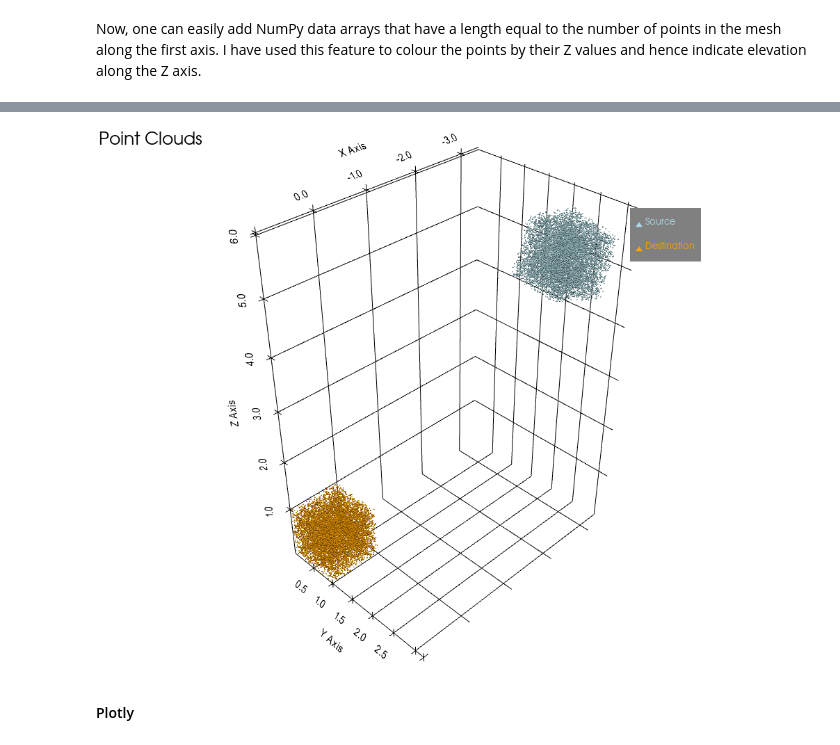
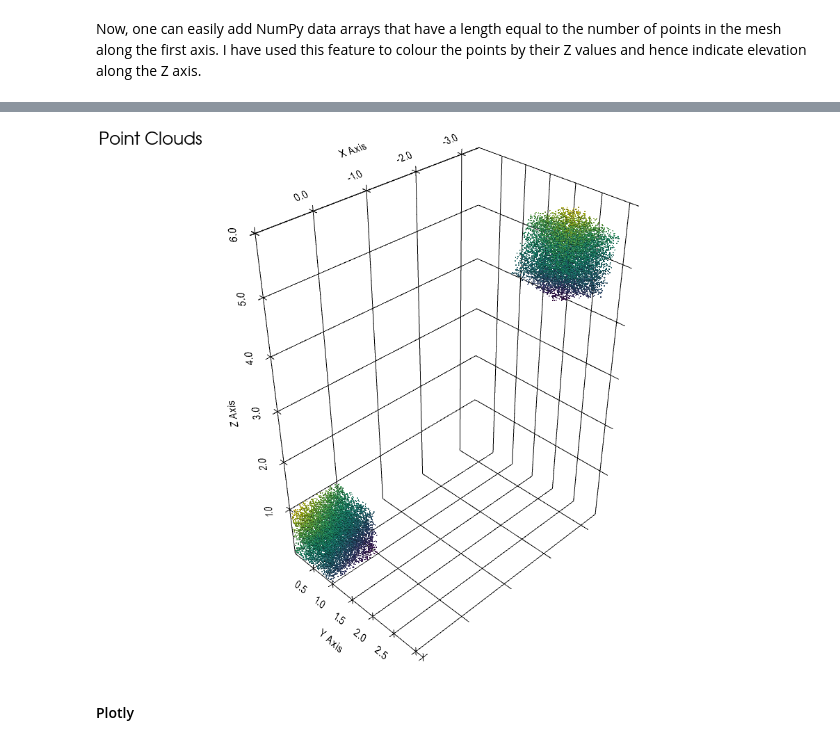
Before and after one commit to JyotiSunkara/ICP, a Jupyter notebook: Plotting Point Clouds.ipynb, the cells around one changed output, grey strips where cells are left out. Cells and saved outputs as stored; diff of their text form; code cells hidden in the pictures.

```diff
--- a/Plotting Point Clouds.ipynb
+++ b/Plotting Point Clouds.ipynb
@@ -124,28 +119,34 @@ angle =  np.array([Xangle, Yangle, Zangle])
 movedData, sourceData = generateData(10000, angle, shift)
 sourceCloud = pv.PolyData(sourceData)
 destinationCloud = pv.PolyData(movedData)
+
+Zsource = sourceData[:,-1]
+sourceCloud["elevation"] = Zsource
+
+Zmoved = movedData[:,-1]
+destinationCloud["elevation"] = Zsource
 # %%
 plotter = pv.Plotter()
 sargs = dict(height=0.25, vertical=True, position_x=0.05, position_y=0.05)
 plotter.add_text("Point Clouds", font_size=10)
 plotter.add_mesh(sourceCloud,
-                 color='lightblue',
+#                  color='lightblue',
                  point_size = 2,
                  render_points_as_spheres = True,
-                 scalar_bar_args=sargs,
+                 show_scalar_bar=False,
                  label = 'Source')
 
 plotter.add_mesh(destinationCloud,
-                 color='orange',
+#                  color='orange',
                  point_size = 2,
                  render_points_as_spheres = True,
-                 scalar_bar_args=sargs,
+                 show_scalar_bar=False,
                  label='Destination')
 plotter.show_grid()
-plotter.add_legend(size = (0.1, 0.1))
+# plotter.add_legend(size = (0.1, 0.1))
 plotter.show()
 # %% [output]
-[figure, old version]
+[figure, new version]
 # %% [markdown]
 #### Plotly
 # %% [markdown]
```
Also changed, not shown: parts of 9 cells of this notebook, 6 other files.
